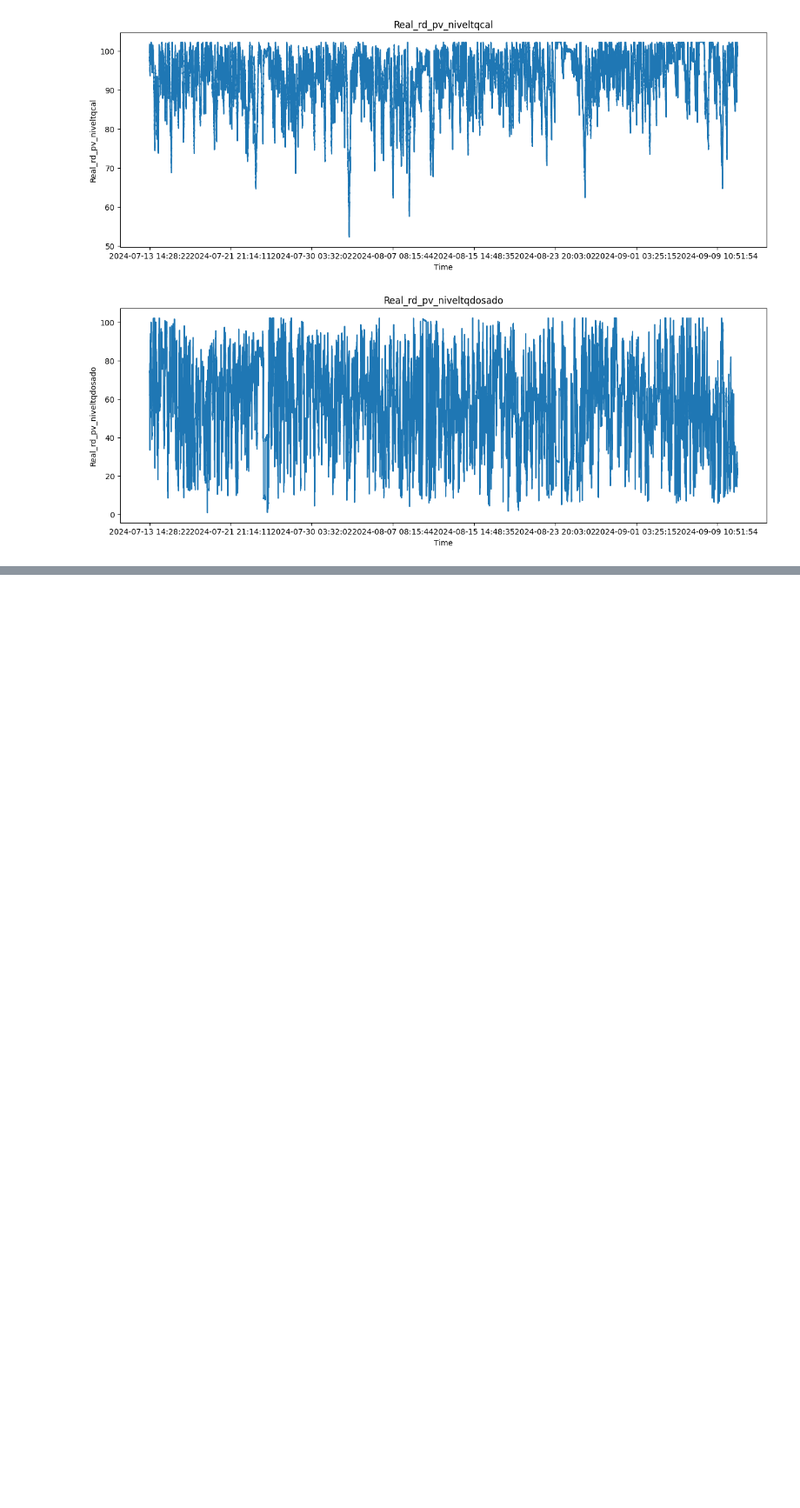
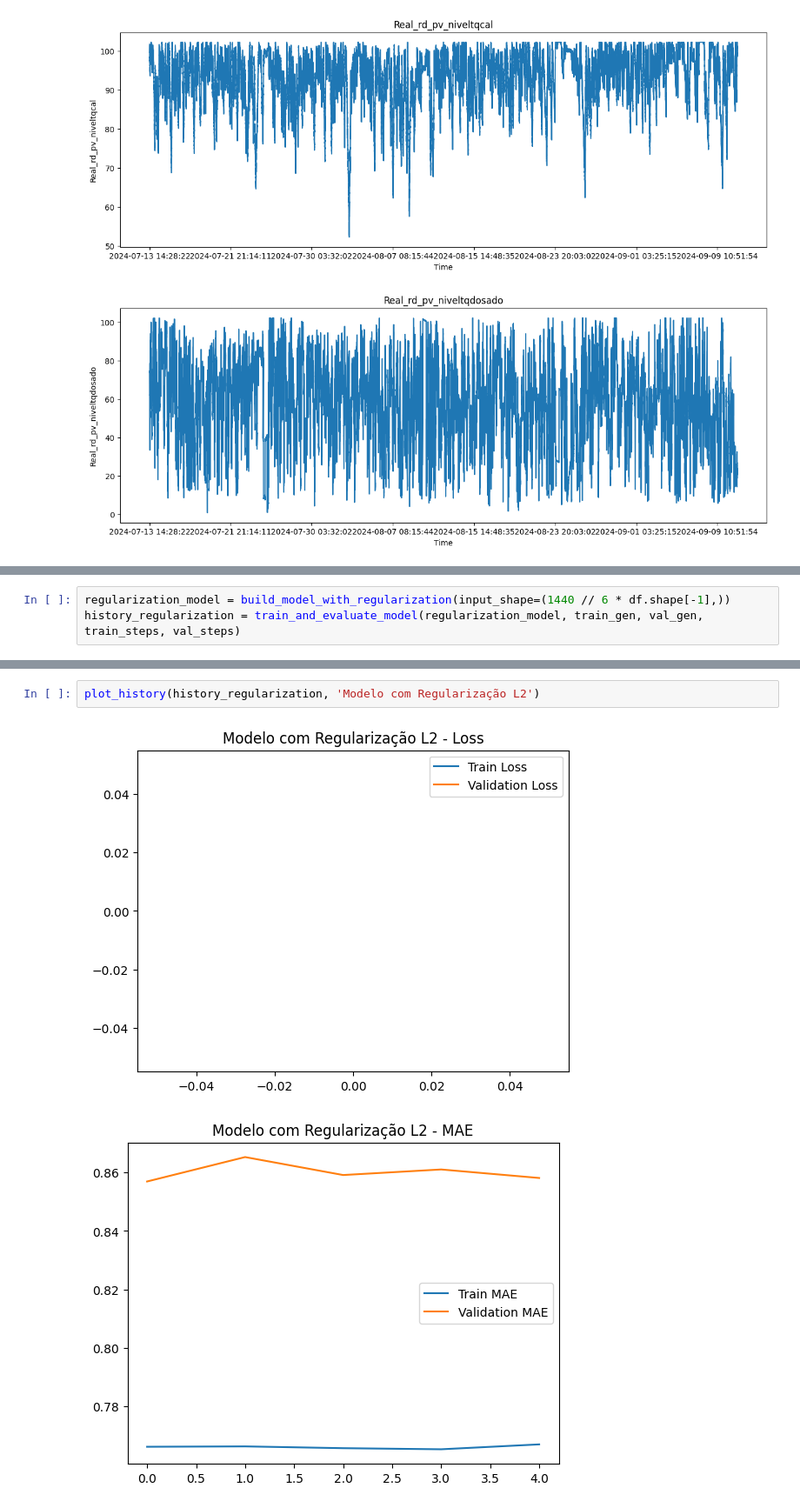
Before and after one commit to vinifm/pentagro, a Jupyter notebook: src/main.ipynb, the cells around one changed output, grey strips where cells are left out. Shown at 87% size. Drawn from its saved outputs; the diff is of its cells as text; blank space fills up the shorter version.

```diff
--- a/src/main.ipynb
+++ b/src/main.ipynb
@@ -44,0 +315,3 @@ for column in df.columns:
+# %%
+regularization_model = build_model_with_regularization(input_shape=(1440 // 6 * df.shape[-1],))
+history_regularization = train_and_evaluate_model(regularization_model, train_gen, val_gen, train_steps, val_steps)
@@ -44,0 +329,5 @@ for column in df.columns:
+# %%
+plot_history(history_regularization, 'Modelo com Regularização L2')
+# %% [output]
+[figure, added]
+[figure, added]
```
Also changed, not shown: parts of 34 cells of this notebook.
